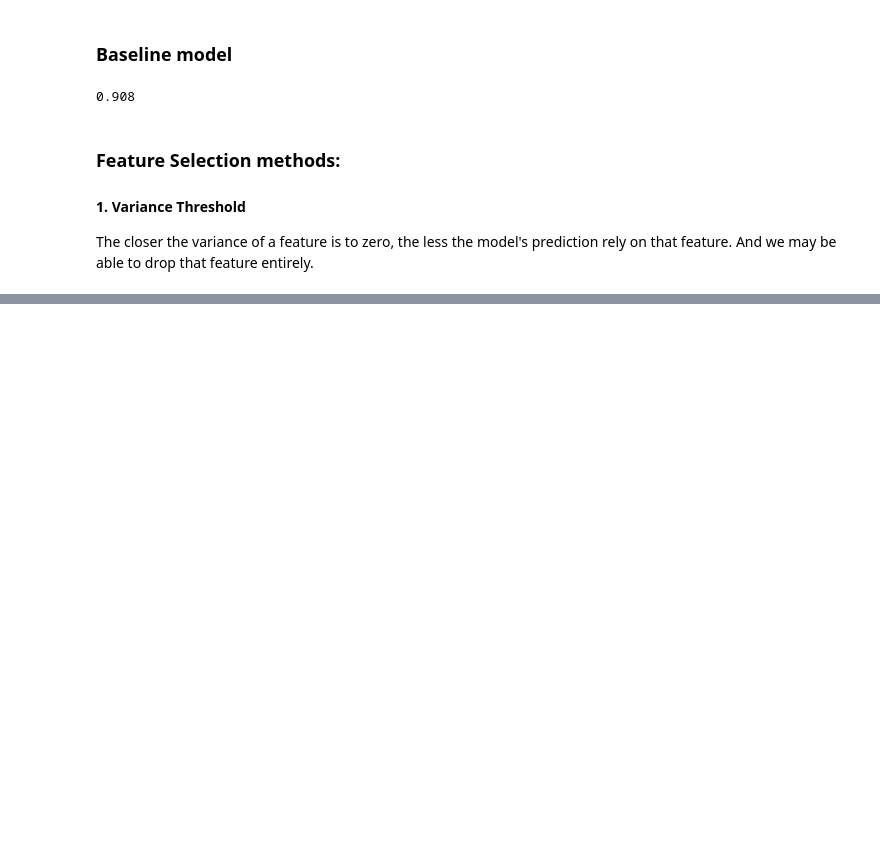
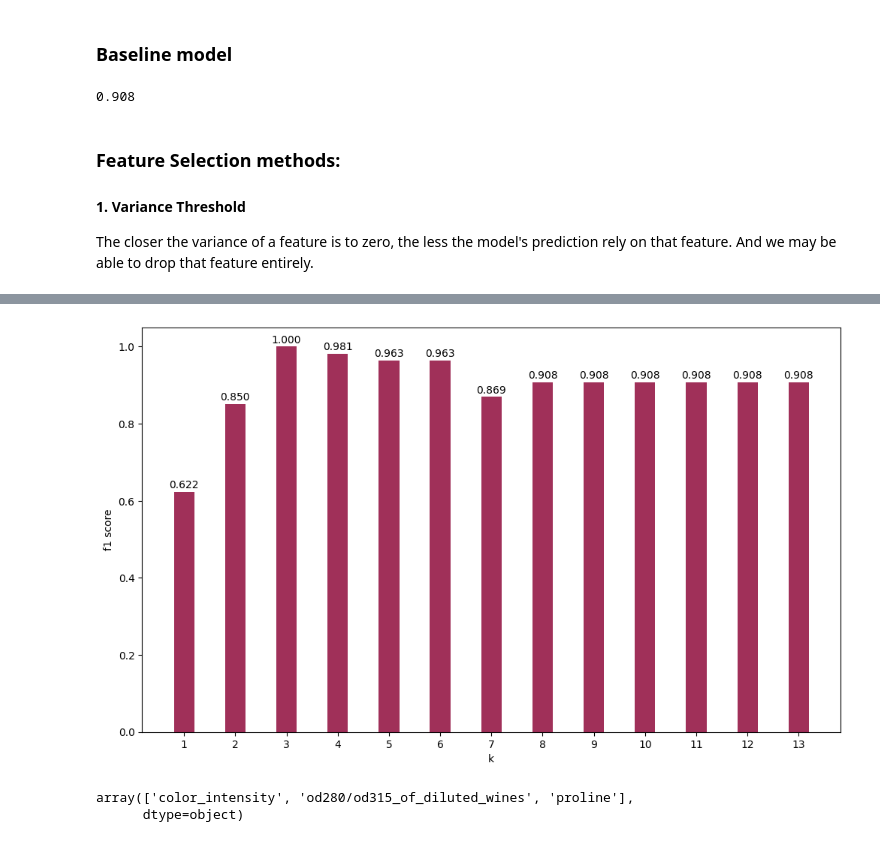
Before and after one commit to Alireza2317/feature_engineering, a Jupyter notebook: feature_selection.ipynb, the cells around one changed output, grey strips where cells are left out. Drawn from its saved outputs; the diff is of its cells as text; code cells hidden in the pictures; blank space fills up the shorter version.

```diff
--- a/feature_selection.ipynb
+++ b/feature_selection.ipynb
@@ -175,0 +218,23 @@ print(f'{score:.3f}')
+# %%
+# copy all the data
+X_train_3, X_test_3, y_train_3, y_test_3 = X_train.copy(), X_test.copy(), y_train.copy(), y_test.copy()
+# %%
+from sklearn.feature_selection import RFE
+
+scores = []
+
+for k in range(1, len(X.columns)+1):
+	# step is the number of features to remove in each iteration
+	rfe_selector = RFE(estimator=model, n_features_to_select=k, step=1)
+	rfe_selector.fit(X_train_3, y_train_3)
+
+	selected_X_train_3 = rfe_selector.transform(X_train_3)
+	selected_X_test_3 = rfe_selector.transform(X_test_3)
+
+
+	model.fit(selected_X_train_3, y_train_3)
+
+	preds = model.predict(selected_X_test_3)
+
+	score = f1_score(y_test_3, preds, average='weighted')
+	scores.append(score)
@@ -175,0 +255,18 @@ print(f'{score:.3f}')
+# %%
+plt.bar(range(1, len(X.columns)+1), scores, width=0.4, color='#8a0033cf')
+plt.xlabel('k')
+plt.xticks(range(1, len(X.columns)+1))
+plt.ylabel('f1 score')
+
+for i, score in enumerate(scores, 1):
+	plt.text(x=i, y=score+1e-2, s=f'{score:.3f}', ha='center')
+# %% [output]
+[figure, added]
+# %%
+rfe_selector = RFE(estimator=model, n_features_to_select=3, step=10)
+rfe_selector.fit(X_train_3, y_train_3)
+
+rfe_selector.get_feature_names_out()
+# %% [output]
+array(['color_intensity', 'od280/od315_of_diluted_wines', 'proline'],
+      dtype=object)
```
Also changed, not shown: parts of 14 cells of this notebook.
